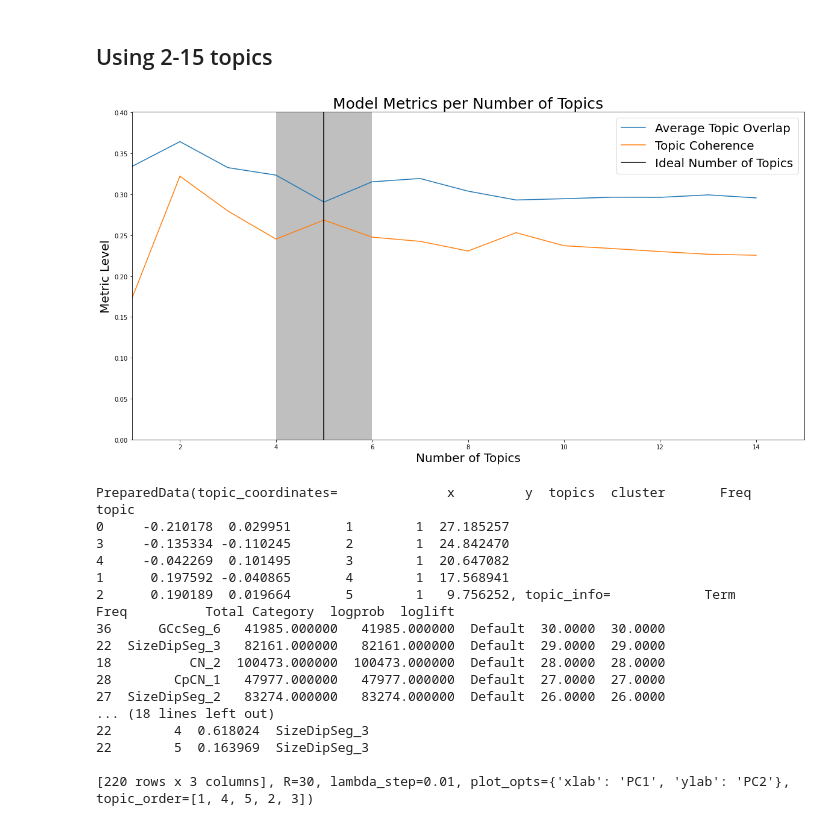
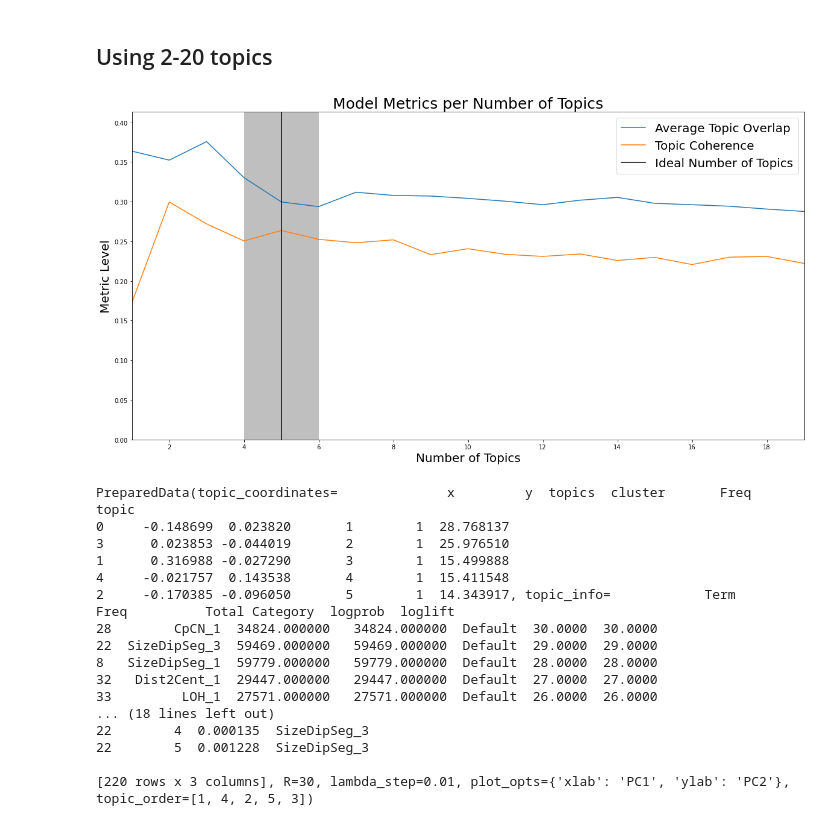
Before and after one commit to janneah/cns, a Jupyter notebook: notebooks/gensimLDA.ipynb, the cells around one changed output. Saved outputs shown, nothing was run; the diff lists cells and outputs as text; code cells hidden in the pictures.

```diff
--- a/notebooks/gensimLDA.ipynb
+++ b/notebooks/gensimLDA.ipynb
@@ -35,10 +40,10 @@ listedDf = df.values.tolist()
 dirichlet_dict = corpora.Dictionary(listedDf)
 bow_corpus = [dirichlet_dict.doc2bow(text) for text in listedDf]
 # %% [markdown]
-## Using 2-15 topics
+## Using 2-20 topics
 # %%
 # Considering 1-15 topics, as the last is cut off
-num_topics = list(range(16)[1:])
+num_topics = list(range(21)[1:])
 num_keywords = 15
 
 LDA_models = {}
@@ -50,6 +55,7 @@ for i in num_topics:
                                              num_words=num_keywords,
                                              formatted=False)
     LDA_topics[i] = [[word[0] for word in topic[1]] for topic in shown_topics]
+lda = LDA_models[5]
 # %%
 LDA_stability = {}
 for i in range(0, len(num_topics)-1):
@@ -75,39 +81,40 @@ ideal_topic_num = num_topics[ideal_topic_num_index]
 # %%
 plt.figure(figsize=(20,10))
 ax = sns.lineplot(x=num_topics[:-1], y=mean_stabilities, label='Average Topic Overlap')
 ax = sns.lineplot(x=num_topics[:-1], y=coherences, label='Topic Coherence')
 
 ax.axvline(x=ideal_topic_num, label='Ideal Number of Topics', color='black')
 ax.axvspan(xmin=ideal_topic_num - 1, xmax=ideal_topic_num + 1, alpha=0.5, facecolor='grey')
 
 y_max = max(max(mean_stabilities), max(coherences)) + (0.10 * max(max(mean_stabilities), max(coherences)))
 ax.set_ylim([0, y_max])
-ax.set_xlim([1, num_topics[-1]])
+ax.set_xlim([1, num_topics[-1]-1])
 
 ax.axes.set_title('Model Metrics per Number of Topics', fontsize=25)
 ax.set_ylabel('Metric Level', fontsize=20)
 ax.set_xlabel('Number of Topics', fontsize=20)
 plt.legend(fontsize=20)
+plt.savefig('../figures/k_parameter.pdf')
 plt.show()
 # %% [output]
-[figure, old version]
+[figure, new version]
 # %%
 gensimvis.prepare(LDA_models[5], bow_corpus, dirichlet_dict)
 # %% [output]
 PreparedData(topic_coordinates=              x         y  topics  cluster       Freq
 topic
-0     -0.210178  0.029951       1        1  27.185257
-3     -0.135334 -0.110245       2        1  24.842470
-4     -0.042269  0.101495       3        1  20.647082
-1      0.197592 -0.040865       4        1  17.568941
-2      0.190189  0.019664       5        1   9.756252, topic_info=            Term           Freq          Total Category  logprob  loglift
-36      GCcSeg_6   41985.000000   41985.000000  Default  30.0000  30.0000
-22  SizeDipSeg_3   82161.000000   82161.000000  Default  29.0000  29.0000
-18          CN_2  100473.000000  100473.000000  Default  28.0000  28.0000
-28        CpCN_1   47977.000000   47977.000000  Default  27.0000  27.0000
-27  SizeDipSeg_2   83274.000000   83274.000000  Default  26.0000  26.0000
+0     -0.148699  0.023820       1        1  28.768137
+3      0.023853 -0.044019       2        1  25.976510
+1      0.316988 -0.027290       3        1  15.499888
+4     -0.021757  0.143538       4        1  15.411548
+2     -0.170385 -0.096050       5        1  14.343917, topic_info=            Term          Freq          Total Category  logprob  loglift
+28        CpCN_1  34824.000000   34824.000000  Default  30.0000  30.0000
+22  SizeDipSeg_3  59469.000000   59469.000000  Default  29.0000  29.0000
+8   SizeDipSeg_1  59779.000000   59779.000000  Default  28.0000  28.0000
+32   Dist2Cent_1  29447.000000   29447.000000  Default  27.0000  27.0000
+33         LOH_1  27571.000000   27571.000000  Default  26.0000  26.0000
 ... (18 lines left out)
-22        4  0.618024  SizeDipSeg_3
-22        5  0.163969  SizeDipSeg_3
+22        4  0.000135  SizeDipSeg_3
+22        5  0.001228  SizeDipSeg_3
 
-[220 rows x 3 columns], R=30, lambda_step=0.01, plot_opts={'xlab': 'PC1', 'ylab': 'PC2'}, topic_order=[1, 4, 5, 2, 3])
+[220 rows x 3 columns], R=30, lambda_step=0.01, plot_opts={'xlab': 'PC1', 'ylab': 'PC2'}, topic_order=[1, 4, 2, 5, 3])
```
Also changed, not shown: parts of 15 cells of this notebook.
